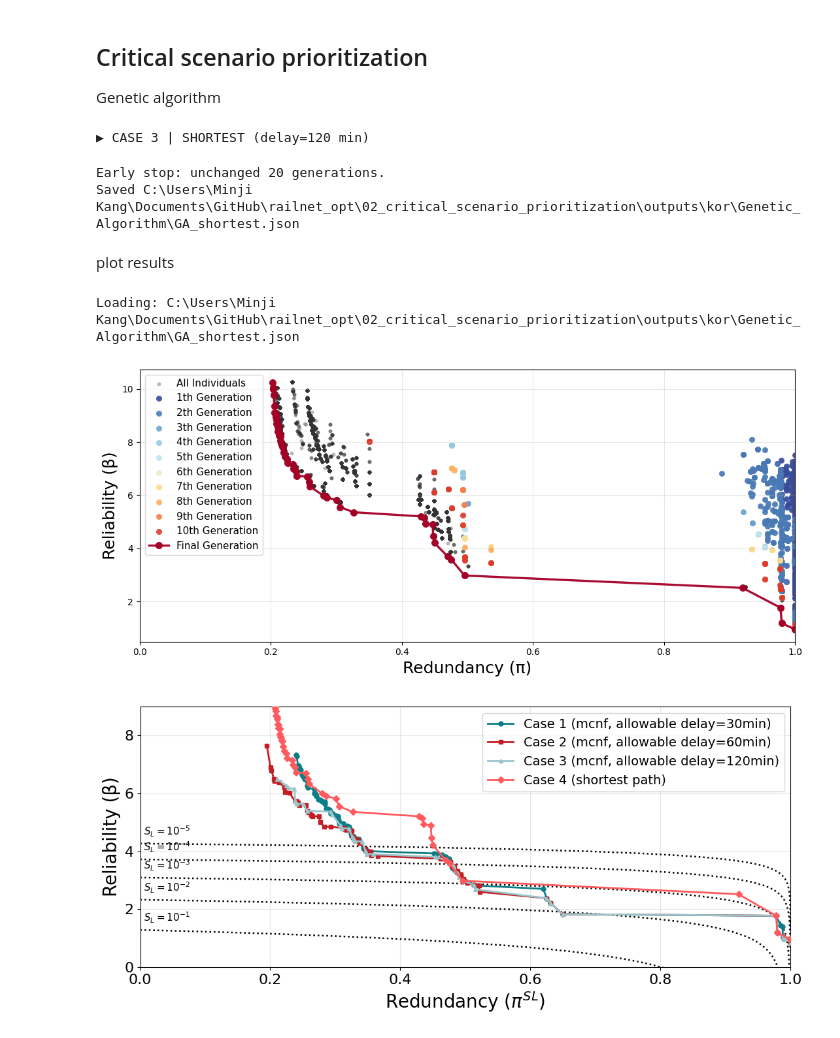
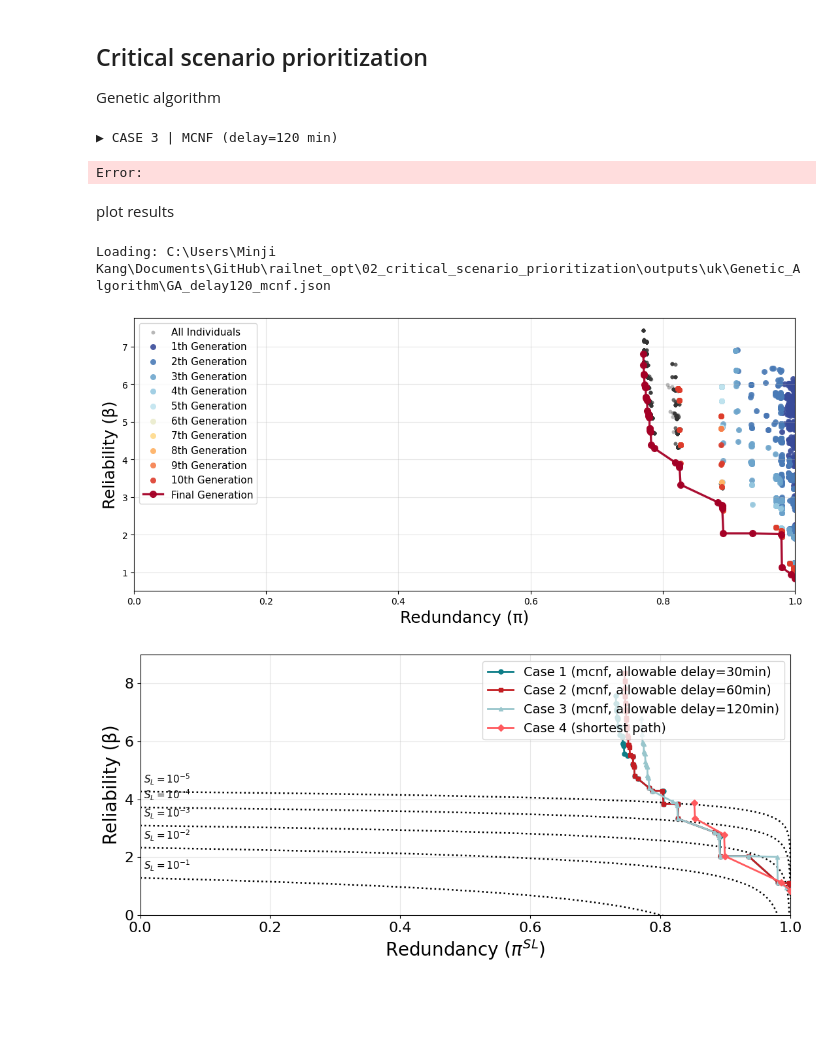
Before and after one commit to mjkang920/railnet_opt, a Jupyter notebook: 02_critical_scenario_prioritization/main.ipynb, the cells around one changed output. Cells and saved outputs as stored; diff of their text form; code cells hidden in the pictures; blank space fills up the shorter version.

```diff
--- a/02_critical_scenario_prioritization/main.ipynb
+++ b/02_critical_scenario_prioritization/main.ipynb
@@ -31,7 +31,7 @@ gc.collect()
 # %%
 from inputs import input_files_kor, input_files_uk
 
-REGION = "kor"  # or "kor"
+REGION = "uk"  # or "kor"
 input_files = input_files_kor if REGION == "kor" else input_files_uk
 
 jload = lambda p: json.loads(Path(p).read_text(encoding="utf-8"))
@@ -131,12 +131,13 @@ ctx = {
     "arcs": arcs,
     "arc_distance": arc_distance,
     "systemfunc": shortestpath_systemfunc,
+    "MCNF_systemfunc": MCNF_systemfunc,
 }
 
 # Run GA and save results
 GA_RESULTS = {}
 for cid, cfg in CASES.items():
-    for sys in ("shortest",):
+    for sys in ("mcnf",):
         result = run_ga(
             case_id   = cid,
             delay     = cfg["delay"],
@@ -185,13 +186,12 @@ for cid, cfg in CASES.items():
             json.dump(out, f, indent=2)
         print(f"Saved {fname}")
 # %% [output]
-▶ CASE 3 | SHORTEST (delay=120 min)
+▶ CASE 3 | MCNF (delay=120 min)
-Early stop: unchanged 20 generations.
-Saved C:\Users\Minji Kang\Documents\GitHub\railnet_opt\02_critical_scenario_prioritization\outputs\kor\Genetic_Algorithm\GA_shortest.json
+Error:
 # %% [markdown]
 plot results
 # %%
-SYS_NAME = "shortest"      # or "mcnf"
+SYS_NAME = "mcnf"      # "shortest" or "mcnf"
 DELAY    = 120         # only for mcnf
 
 PROJECT_ROOT = Path.cwd().resolve()
@@ -267,35 +267,35 @@ else:
     xs = [p for p, _ in final_sorted]
     ys = [b for _, b in final_sorted]
 
 if xs and ys:
     plt.plot(
         xs, ys,
         "-o",
         color="#A50026",
         markersize=7,
         linewidth=2.4,
         alpha=0.95,
         label="Final Generation"
     )
 
 plt.xlabel("Redundancy (π)", fontsize=18)
 plt.ylabel("Reliability (β)", fontsize=18)
 plt.xlim(0, 1.0)
 
 if all_pts:
     b_min = min(b for _, b in all_pts)
     b_max = max(b for _, b in all_pts)
     if b_max > b_min:
         pad = 0.05 * (b_max - b_min)
         plt.ylim(b_min - pad, b_max + pad)
 
 plt.grid(True, alpha=0.3)
 plt.legend(fontsize=11, loc="best")
 plt.tight_layout()
 plt.show()
 # %% [output]
-Loading: C:\Users\Minji Kang\Documents\GitHub\railnet_opt\02_critical_scenario_prioritization\outputs\kor\Genetic_Algorithm\GA_shortest.json
+Loading: C:\Users\Minji Kang\Documents\GitHub\railnet_opt\02_critical_scenario_prioritization\outputs\uk\Genetic_Algorithm\GA_delay120_mcnf.json
-[figure, old version]
+[figure, new version]
 # %%
 PROJECT_ROOT = Path.cwd().resolve()
 base_dir = PROJECT_ROOT / "outputs" / REGION / "Genetic_Algorithm"
@@ -363,4 +363,4 @@ ax.legend(fontsize=14, loc="upper right")
 plt.tight_layout()
 plt.show()
 # %% [output]
-[figure, old version]
+[figure, new version]
```
Also changed, not shown: parts of 2 cells of this notebook, 3 other files.
